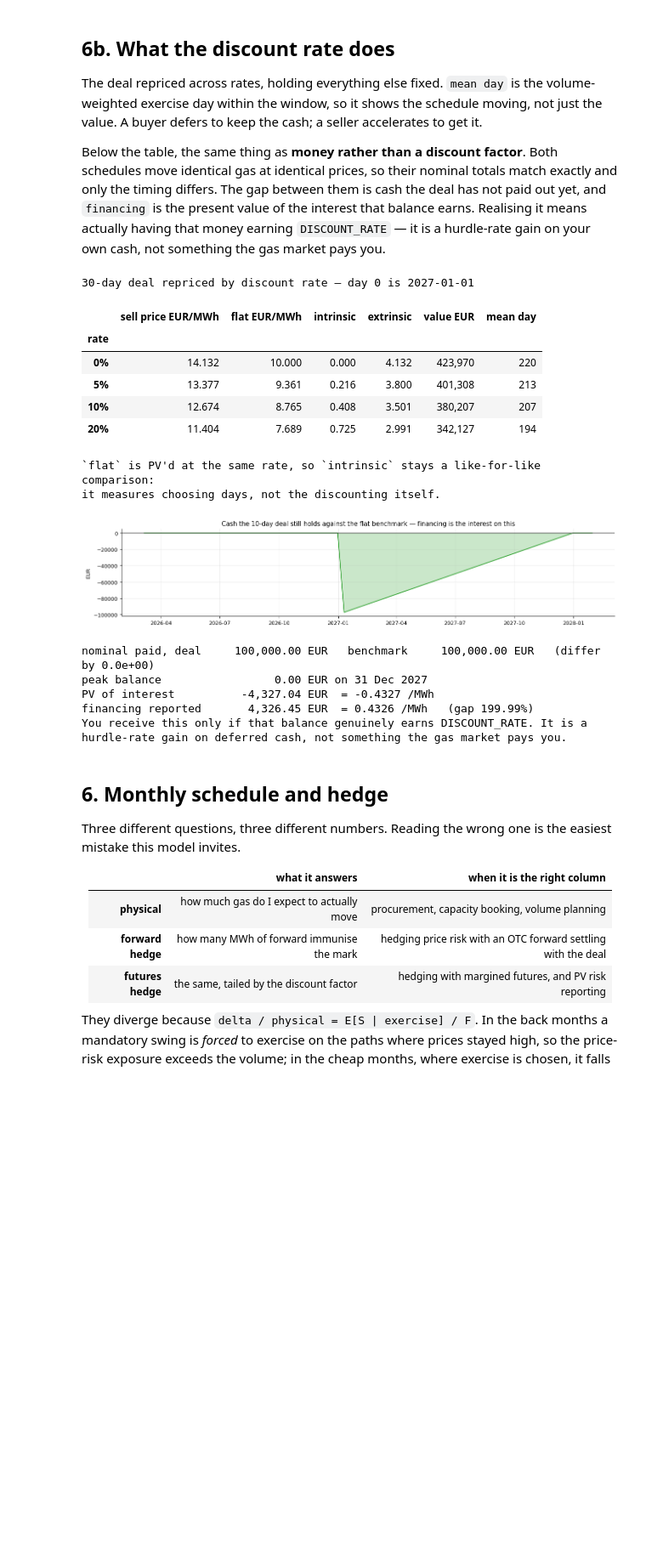
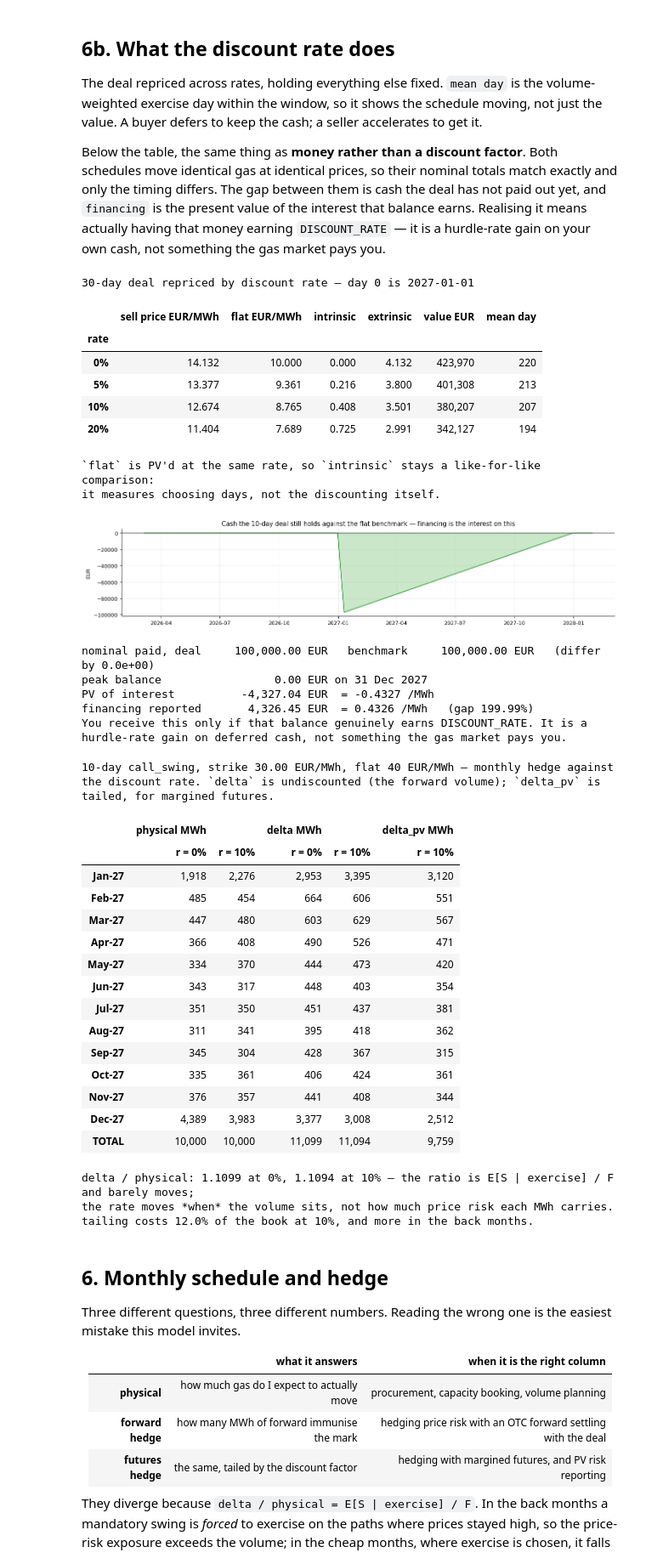
Before and after one commit to dmitry-goryunov/Storage, a Jupyter notebook: Products.ipynb, the cells around one changed output. Shown at 85% size. Drawn from its saved outputs; the diff is of its cells as text; code cells hidden in the pictures; blank space fills up the shorter version.

```diff
--- a/Products.ipynb
+++ b/Products.ipynb
@@ -625,33 +625,86 @@ ax.axhline(0, color="black", lw=.8)
 ax.set_ylabel("EUR"); ax.set_title(
     f"Cash the {DAY_COUNTS[0]}-day deal still holds against the flat benchmark "
     f"— financing is the interest on this")
 plt.tight_layout(); plt.show()
 
 print(f"nominal paid, deal {_cash_deal.sum():>14,.2f} EUR   benchmark {_cash_bench.sum():>14,.2f} EUR"
       f"   (differ by {abs(_cash_deal.sum() - _cash_bench.sum()):.1e})")
 print(f"peak balance       {_bal.max():>14,.2f} EUR on {_dates[int(_bal.argmax())]:%d %b %Y}")
 print(f"PV of interest     {_pv_int:>14,.2f} EUR  = {_pv_int / _V:.4f} /MWh")
 print(f"financing reported {_g['financing'] * _V:>14,.2f} EUR  = {_g['financing']:.4f} /MWh"
       f"   (gap {abs(_pv_int - _g['financing'] * _V) / max(abs(_pv_int), 1):.2%})")
 print("You receive this only if that balance genuinely earns DISCOUNT_RATE. It is a")
 print("hurdle-rate gain on deferred cash, not something the gas market pays you.")
+
+# ---- what the rate does to the hedge ------------------------------------------
+# The value moves, so the hedge must too. Monthly buckets at 0 % against the live
+# rate, with `delta_pv` beside them: `delta` is the forward volume to trade,
+# `delta_pv` the same tailed by the discount factor for margined futures.
+def _monthly(rate):
+    s, _, _ = price(DAY_COUNTS[0], discount_rate=rate)
+    _n = s.n_t
+    _ix = pd.DatetimeIndex(s.date_span)[:_n]
+    _f = pd.DataFrame({"physical": np.asarray(s.exp_ex[:_n]),
+                       "delta": np.asarray(s.delta[:_n]),
+                       "delta_pv": np.asarray(s.delta_pv[:_n])}, index=_ix)
+    return _f.loc[START:END].resample("MS").sum()
+
+_m0, _mr = _monthly(0.0), _monthly(DISCOUNT_RATE)
+_hedge = pd.DataFrame({
+    ("physical MWh", "r = 0%"):        _m0["physical"],
+    ("physical MWh", f"r = {DISCOUNT_RATE:.0%}"): _mr["physical"],
+    ("delta MWh",    "r = 0%"):        _m0["delta"],
+    ("delta MWh",    f"r = {DISCOUNT_RATE:.0%}"): _mr["delta"],
+    ("delta_pv MWh", f"r = {DISCOUNT_RATE:.0%}"): _mr["delta_pv"]})
+_hedge.columns = pd.MultiIndex.from_tuples(_hedge.columns)
+_hedge.loc["TOTAL"] = _hedge.sum()
+_hedge.index = [d if isinstance(d, str) else f"{d:%b-%y}" for d in _hedge.index]
+display(_hedge.style.format("{:,.0f}").set_caption(
+    f"{DAY_COUNTS[0]}-day {PRODUCT_TYPE}, strike {STRIKE:.2f} EUR/MWh, {CURVE_LABEL} — "
+    f"monthly hedge against the discount rate. `delta` is undiscounted (the forward "
+    f"volume); `delta_pv` is tailed, for margined futures."))
+print(f"delta / physical: {_m0['delta'].sum() / _m0['physical'].sum():.4f} at 0%, "
+      f"{_mr['delta'].sum() / _mr['physical'].sum():.4f} at {DISCOUNT_RATE:.0%} — "
+      f"the ratio is E[S | exercise] / F and barely moves;")
+print(f"the rate moves *when* the volume sits, not how much price risk each MWh carries.")
+print(f"tailing costs {1 - _mr['delta_pv'].sum() / _mr['delta'].sum():.1%} of the book at "
+      f"{DISCOUNT_RATE:.0%}, and more in the back months.")
 # %% [output]
 30-day deal repriced by discount rate — day 0 is 2027-01-01
 |  | sell price EUR/MWh | flat EUR/MWh | intrinsic | extrinsic | value EUR | mean day |
 | rate |  |  |  |  |  |  |
 | 0% | 14.132 | 10.000 | 0.000 | 4.132 | 423,970 | 220 |
 | 5% | 13.377 | 9.361 | 0.216 | 3.800 | 401,308 | 213 |
 | 10% | 12.674 | 8.765 | 0.408 | 3.501 | 380,207 | 207 |
 | 20% | 11.404 | 7.689 | 0.725 | 2.991 | 342,127 | 194 |
 `flat` is PV'd at the same rate, so `intrinsic` stays a like-for-like comparison:
 it measures choosing days, not the discounting itself.
 [figure]
 nominal paid, deal     100,000.00 EUR   benchmark     100,000.00 EUR   (differ by 0.0e+00)
 peak balance                 0.00 EUR on 31 Dec 2027
 PV of interest          -4,327.04 EUR  = -0.4327 /MWh
 financing reported       4,326.45 EUR  = 0.4326 /MWh   (gap 199.99%)
 You receive this only if that balance genuinely earns DISCOUNT_RATE. It is a
 hurdle-rate gain on deferred cash, not something the gas market pays you.
+10-day call_swing, strike 30.00 EUR/MWh, flat 40 EUR/MWh — monthly hedge against the discount rate. `delta` is undiscounted (the forward volume); `delta_pv` is tailed, for margined futures.
+|  | physical MWh |  | delta MWh |  | delta_pv MWh |
+|  | r = 0% | r = 10% | r = 0% | r = 10% | r = 10% |
+| Jan-27 | 1,918 | 2,276 | 2,953 | 3,395 | 3,120 |
+| Feb-27 | 485 | 454 | 664 | 606 | 551 |
+| Mar-27 | 447 | 480 | 603 | 629 | 567 |
+| Apr-27 | 366 | 408 | 490 | 526 | 471 |
+| May-27 | 334 | 370 | 444 | 473 | 420 |
+| Jun-27 | 343 | 317 | 448 | 403 | 354 |
+| Jul-27 | 351 | 350 | 451 | 437 | 381 |
+| Aug-27 | 311 | 341 | 395 | 418 | 362 |
+| Sep-27 | 345 | 304 | 428 | 367 | 315 |
+| Oct-27 | 335 | 361 | 406 | 424 | 361 |
+| Nov-27 | 376 | 357 | 441 | 408 | 344 |
+| Dec-27 | 4,389 | 3,983 | 3,377 | 3,008 | 2,512 |
+| TOTAL | 10,000 | 10,000 | 11,099 | 11,094 | 9,759 |
+delta / physical: 1.1099 at 0%, 1.1094 at 10% — the ratio is E[S | exercise] / F and barely moves;
+the rate moves *when* the volume sits, not how much price risk each MWh carries.
+tailing costs 12.0% of the book at 10%, and more in the back months.
 # %% [markdown]
 ## 6. Monthly schedule and hedge
 
```
Also changed, not shown: parts of 2 cells of this notebook.
